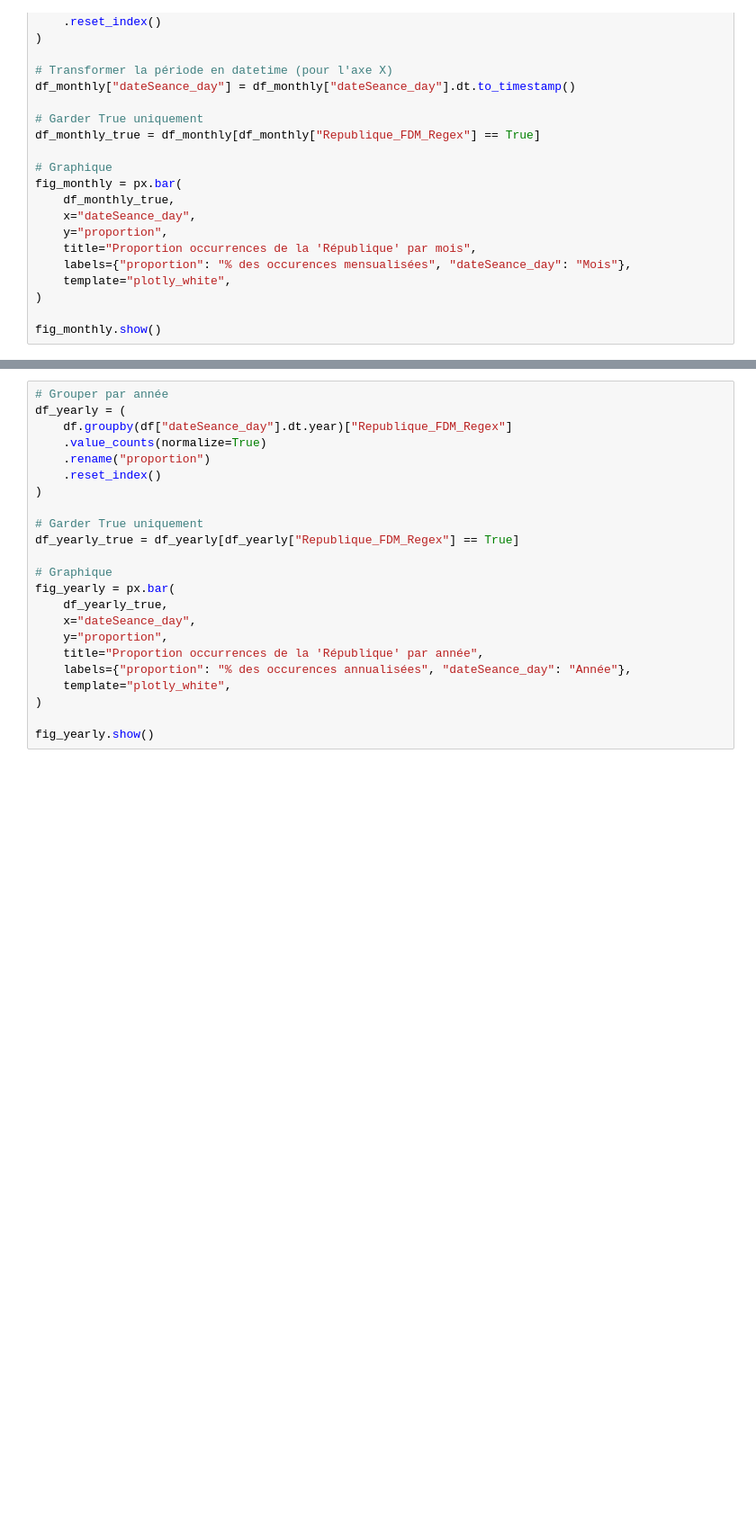
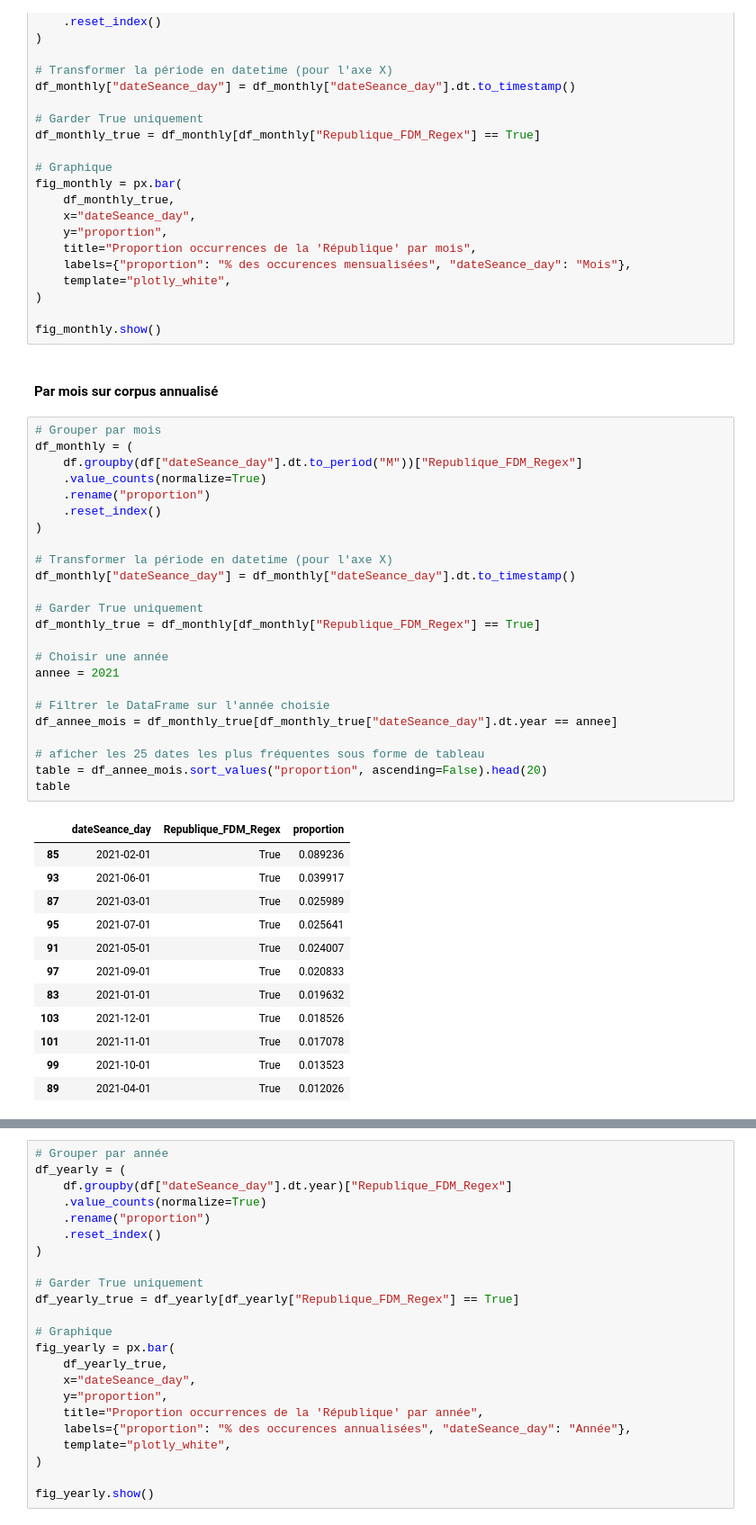
Before and after one commit to Matthias-Levalet/republique-cest-quoi, a Jupyter notebook: exploration/4- Analysis %.ipynb, the cells around one changed output, grey strips where cells are left out. Shown: that part at 90% size. Drawn from its saved outputs; the diff is of its cells as text; blank space fills up the shorter version.

```diff
--- a/exploration/4- Analysis %.ipynb
+++ b/exploration/4- Analysis %.ipynb
@@ -229,3 +355,42 @@ fig_monthly = px.bar(
 )
 
 fig_monthly.show()
+# %% [markdown]
+#### Par mois sur corpus annualisé
+# %%
+# Grouper par mois
+df_monthly = (
+    df.groupby(df["dateSeance_day"].dt.to_period("M"))["Republique_FDM_Regex"]
+    .value_counts(normalize=True)
+    .rename("proportion")
+    .reset_index()
+)
+
+# Transformer la période en datetime (pour l'axe X)
+df_monthly["dateSeance_day"] = df_monthly["dateSeance_day"].dt.to_timestamp()
+
+# Garder True uniquement
+df_monthly_true = df_monthly[df_monthly["Republique_FDM_Regex"] == True]
+
+# Choisir une année
+annee = 2021
+
+# Filtrer le DataFrame sur l'année choisie
+df_annee_mois = df_monthly_true[df_monthly_true["dateSeance_day"].dt.year == annee]
+
+# aficher les 25 dates les plus fréquentes sous forme de tableau
+table = df_annee_mois.sort_values("proportion", ascending=False).head(20)
+table
+# %% [output]
+|  | dateSeance_day | Republique_FDM_Regex | proportion |
+| 85 | 2021-02-01 | True | 0.089236 |
+| 93 | 2021-06-01 | True | 0.039917 |
+| 87 | 2021-03-01 | True | 0.025989 |
+| 95 | 2021-07-01 | True | 0.025641 |
+| 91 | 2021-05-01 | True | 0.024007 |
+| 97 | 2021-09-01 | True | 0.020833 |
+| 83 | 2021-01-01 | True | 0.019632 |
+| 103 | 2021-12-01 | True | 0.018526 |
+| 101 | 2021-11-01 | True | 0.017078 |
+| 99 | 2021-10-01 | True | 0.013523 |
+| 89 | 2021-04-01 | True | 0.012026 |
```
Also changed, not shown: parts of 32 cells of this notebook, 1 other file.
